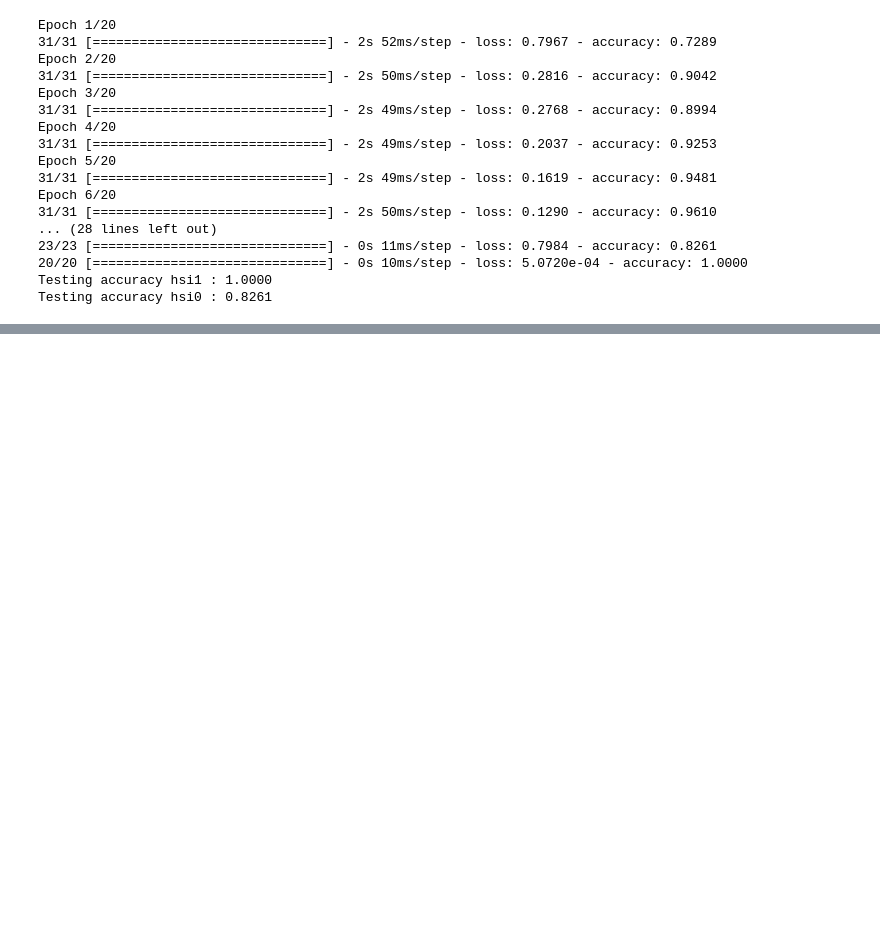
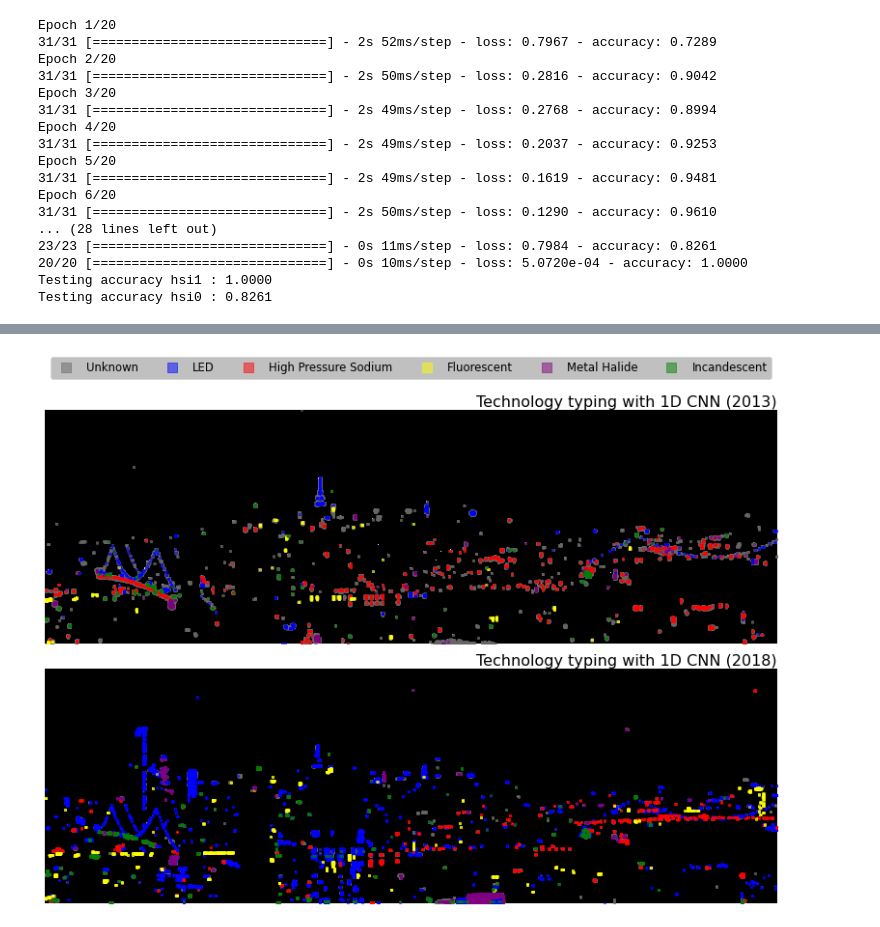
Before and after one commit to gdobler/lighting-tech-changeover, a Jupyter notebook: ltco/UO_lightingtechnology_mainly_script.ipynb, the cells around one changed output, grey strips where cells are left out. Cells and saved outputs as stored; diff of their text form; code cells hidden in the pictures; blank space fills up the shorter version.

```diff
--- a/ltco/UO_lightingtechnology_mainly_script.ipynb
+++ b/ltco/UO_lightingtechnology_mainly_script.ipynb
@@ -606,2 +624,36 @@ fig.tight_layout()
 # %%
-# -- MODEL EVALUATION(THE AGGREGATE SPECTRUM)
+# -- imshoe the prediction
+# -- this is for hsi0
+fig, ax = plt.subplots(nrows=2, ncols=1, figsize = (12, 8))
+ax[0].imshow(((gf(1.0 * (imgL_hsi0 > 0.7), 1) > 0.25)), aspect="auto")
+
+ax[0].plot(unknown_hsi0.loc_x, unknown_hsi0.loc_y, marker="s", linestyle='', ms=2.5, c = "#666666", label = 'Unknown', alpha = 0.5)
+ax[0].plot(LED_hsi0.loc_x, LED_hsi0.loc_y, marker='s', linestyle='', ms=2.5, c = "blue", label = 'LED', alpha = 0.5)
+ax[0].plot(HPS_hsi0.loc_x, HPS_hsi0.loc_y, marker='s', linestyle='', ms=2.5, c = "red", label = 'High Pressure Sodium', alpha = 0.5)
+
+ax[0].plot(CFL_hsi0.loc_x, CFL_hsi0.loc_y, marker='s', linestyle='', ms=2.5, c = "yellow", label = 'Fluorescent', alpha = 0.5)
+ax[0].plot(MH_hsi0.loc_x, MH_hsi0.loc_y, marker='s', linestyle='', ms=2.5, c = "purple", label = 'Metal Halide', alpha = 0.5)
+ax[0].plot(INC_hsi0.loc_x, INC_hsi0.loc_y, marker='s', linestyle='', ms=2.5, c = "green", label = 'Incandescent', alpha = 0.5)
+
+ax[0].legend(markerscale=4, bbox_to_anchor=(1, 1.25), ncol=6, fontsize = 11.69, facecolor = "silver", framealpha = 1)
+ax[0].axis('off')
+ax[0].set_facecolor("#444444")
+ax[0].set_title("Technology typing with 1D CNN (2013)", loc = "right", fontsize = 16)
+
+# -- this is for hsi1
+ax[1].imshow(((gf(1.0 * (imgL_hsi1 > 0.7), 1) > 0.25)), aspect="auto")
+ax[1].plot(unknown_hsi1.loc_x, unknown_hsi1.loc_y, marker='s', linestyle='', ms=2.5, c = "#666666", label = 'Unknown', alpha = 0.5)
+ax[1].plot(LED_hsi1.loc_x, LED_hsi1.loc_y, marker='s', linestyle='', ms=2.5, c = "blue", label = 'LED', alpha = 0.5)
+ax[1].plot(HPS_hsi1.loc_x, HPS_hsi1.loc_y, marker='s', linestyle='', ms=2.5, c = "red", label = 'High_pressure_sodium', alpha = 0.5)
+
+ax[1].plot(CFL_hsi1.loc_x, CFL_hsi1.loc_y, marker='s', linestyle='', ms=2.5, c = "yellow", label = 'Fluorescent', alpha = 0.5)
+ax[1].plot(MH_hsi1.loc_x, MH_hsi1.loc_y, marker='s', linestyle='', ms=2.5, c = "purple", label = 'Metal_Halide', alpha = 0.5)
+ax[1].plot(INC_hsi1.loc_x, INC_hsi1.loc_y, marker='s', linestyle='', ms=2.5, c = "green", label = 'Incandescent', alpha = 0.5)
+
+#ax.legend(markerscale=2, loc = "upper left")
+ax[1].axis('off')
+
+ax[1].set_title("Technology typing with 1D CNN (2018)", loc = "right", fontsize = 16)
+fig.tight_layout()
+# %% [output]
+[figure, added]
```
Also changed, not shown: parts of 15 cells of this notebook, 2 other files.
